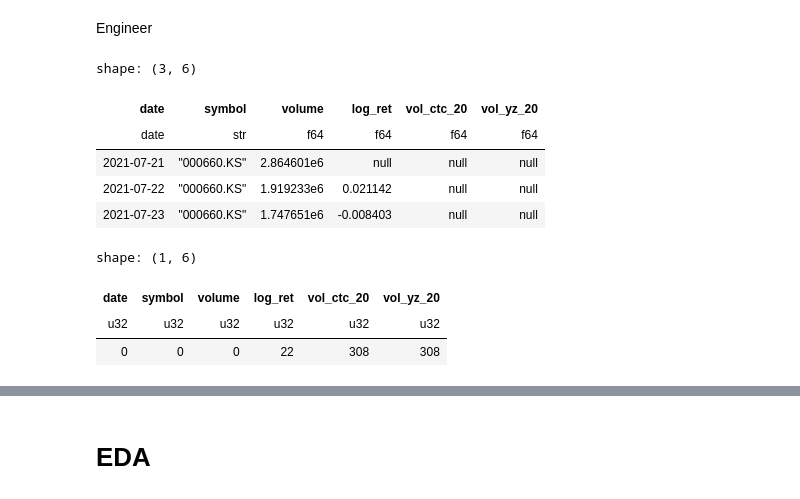
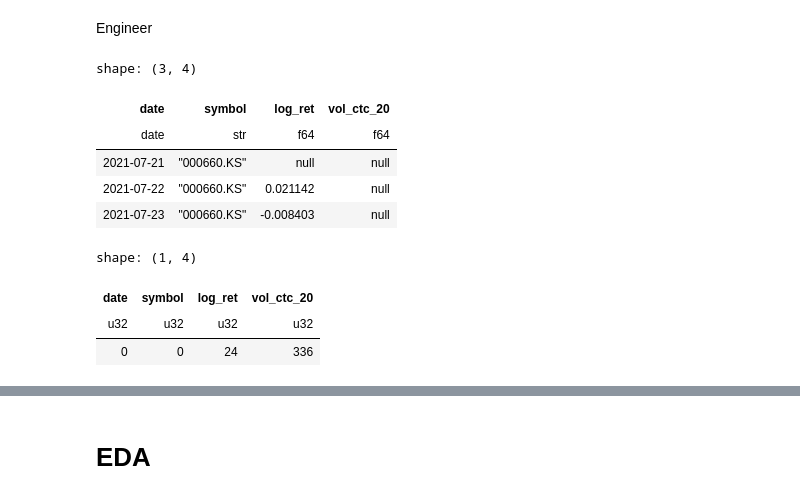
Before and after one commit to soonyz06/Stat_Arb, a Jupyter notebook: Stat_Arb.ipynb, the cells around one changed output, grey strips where cells are left out. Saved outputs shown, nothing was run; the diff lists cells and outputs as text; code cells hidden in the pictures.

```diff
--- a/Stat_Arb.ipynb
+++ b/Stat_Arb.ipynb
@@ -179,42 +182,64 @@ def add_yz_vol(df, window):
 
 def add_momentum(df, window):
     return df.with_columns([
         pl.col("log_ret")
         .rolling_sum(window)
         .over("symbol")
         .alias(f"mom_{window}")
     ])
 
 def add_vol_adj_ret(df, window, vol_type="ctc"):
     vol_col = f"vol_{vol_type}_{window}"
     return df.with_columns(
         (
             pl.col("log_ret")
             / (pl.col(vol_col).shift(1).over("symbol") / np.sqrt(252))
         ).alias(f"log_ret_voladj_{window}_{vol_type}")
     )
 
+def add_equal_weight_benchmarks(df, groups, col="log_ret"):
+    benchmarks = []
+
+    for group_name, symbols in groups.items():
+        benchmark = (
+            df
+            .filter(pl.col("symbol").is_in(symbols))
+            .group_by("date")
+            .agg(pl.col(col).mean().alias(col))
+            .with_columns(pl.lit(group_name).alias("symbol"))
+        )
+
+        benchmarks.append(benchmark)
+
+    benchmark_df = pl.concat(benchmarks).select(["date", "symbol", col])
+
+    return pl.concat([df, benchmark_df], how="diagonal")
+
+
+temp = all_symbols.copy()
+del temp["SPY"]
+
 df = (lf
       .sort(["symbol", "date"])
       .with_columns([
           (pl.col("adjclose").log().diff().over("symbol")).alias("log_ret"),
       ])
+      .pipe(add_equal_weight_benchmarks, temp, col="log_ret")
+      .select(["date", "symbol", "log_ret"])
       .pipe(add_ctc_vol, window=20)
-      .pipe(add_yz_vol, window=20)
-      .select(pl.exclude(["open", "high", "low", "close", "adjclose"]))
 ).collect()
 
 display(df.head(3))
 display(df.null_count())
 df = df.drop_nulls()
 # %% [output]
-shape: (3, 6)
+shape: (3, 4)
-| date | symbol | volume | log_ret | vol_ctc_20 | vol_yz_20 |
-| date | str | f64 | f64 | f64 | f64 |
-| 2021-07-21 | "000660.KS" | 2.864601e6 | null | null | null |
-| 2021-07-22 | "000660.KS" | 1.919233e6 | 0.021142 | null | null |
-| 2021-07-23 | "000660.KS" | 1.747651e6 | -0.008403 | null | null |
+| date | symbol | log_ret | vol_ctc_20 |
+| date | str | f64 | f64 |
+| 2021-07-21 | "000660.KS" | null | null |
+| 2021-07-22 | "000660.KS" | 0.021142 | null |
+| 2021-07-23 | "000660.KS" | -0.008403 | null |
-shape: (1, 6)
+shape: (1, 4)
-| date | symbol | volume | log_ret | vol_ctc_20 | vol_yz_20 |
-| u32 | u32 | u32 | u32 | u32 | u32 |
-| 0 | 0 | 0 | 22 | 308 | 308 |
+| date | symbol | log_ret | vol_ctc_20 |
+| u32 | u32 | u32 | u32 |
+| 0 | 0 | 24 | 336 |
```
Also changed, not shown: parts of 16 cells of this notebook.
